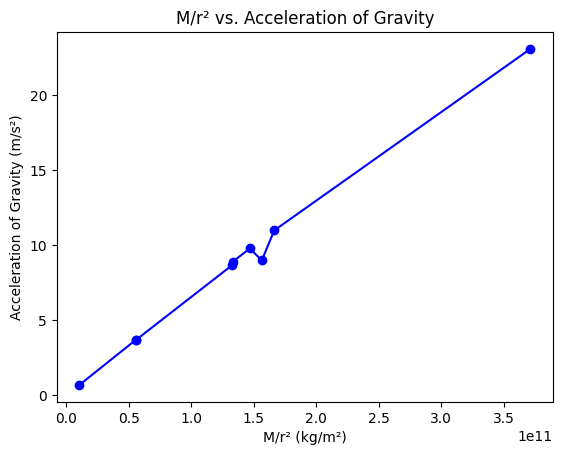
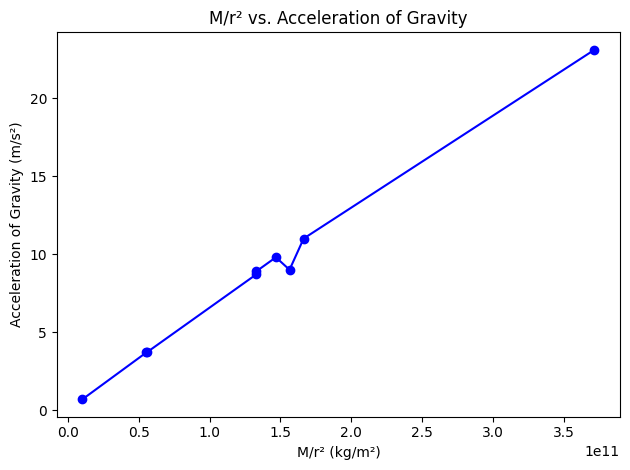
Unified diff of the notebook cell whose output changed from the first chart to the second:
--- before
+++ after
@@ -6,4 +6,5 @@
 plt.xlabel("M/r² (kg/m²)")
 plt.ylabel("Acceleration of Gravity (m/s²)")
+plt.tight_layout()
 plt.show()
 # Slope should be G (6.674e-11)

Commit: Find planet year length in earth years with corresponding bar chart